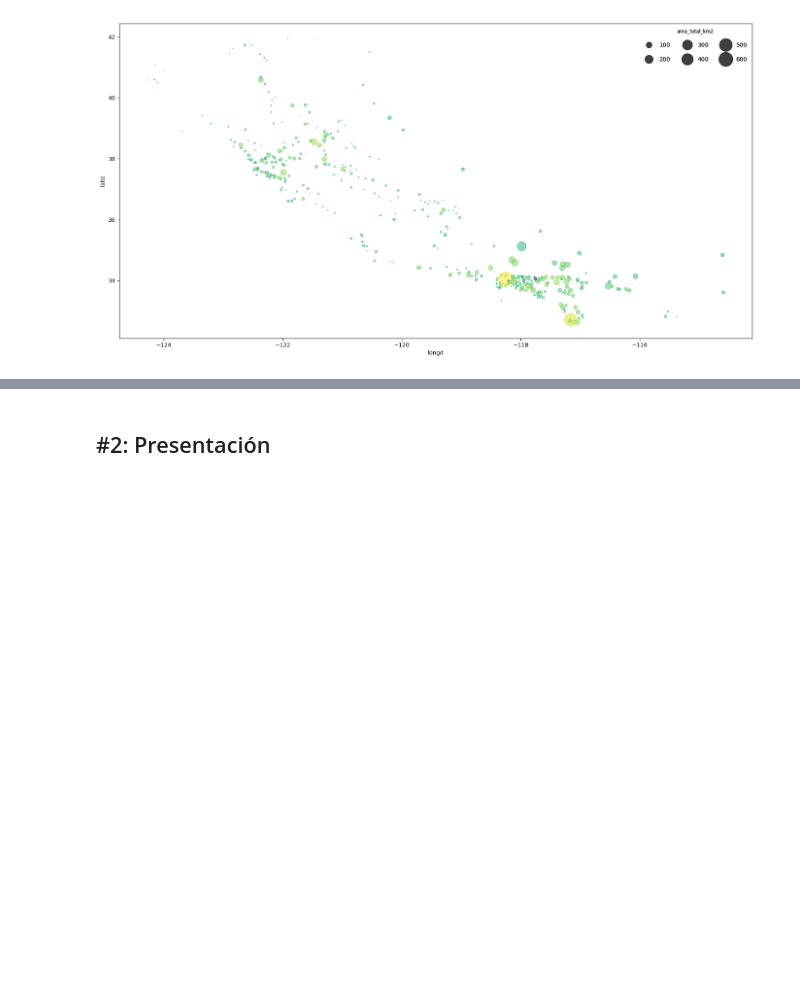
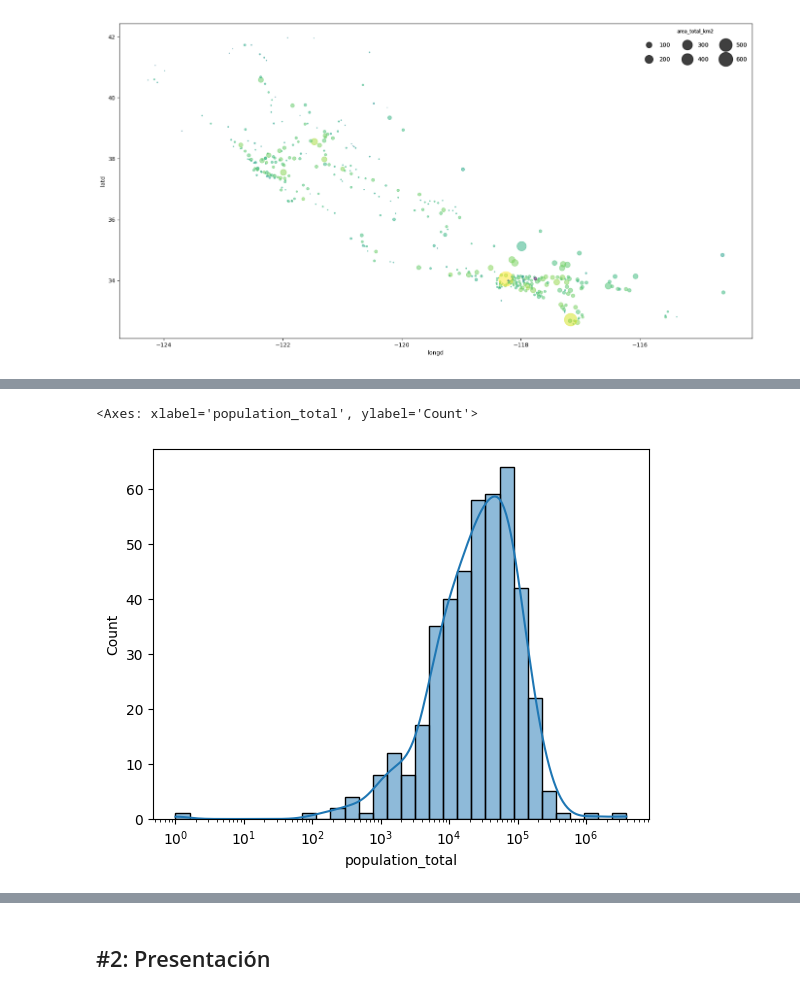
Before and after one commit to eleacos/DS-Online-Elena-Acosta, a Jupyter notebook: 03_Data_Analysis/Sprint_08/Unidad_02_Visualizacion_Avanzada_Seaborn/03_Practica_Obligatoria/18_Practica_Obligatoria_Visualizacion_Avanzada.ipynb, the cells around one changed output, grey strips where cells are left out. Drawn from its saved outputs; the diff is of its cells as text; code cells hidden in the pictures; blank space fills up the shorter version.

```diff
--- a/03_Data_Analysis/Sprint_08/Unidad_02_Visualizacion_Avanzada_Seaborn/03_Practica_Obligatoria/18_Practica_Obligatoria_Visualizacion_Avanzada.ipynb
+++ b/03_Data_Analysis/Sprint_08/Unidad_02_Visualizacion_Avanzada_Seaborn/03_Practica_Obligatoria/18_Practica_Obligatoria_Visualizacion_Avanzada.ipynb
@@ -120,0 +156,6 @@ Un ejemplo de como podría salir para que lo tengas de referencia: (olvidate de
+# %%
+# convierto población a su logaritmo en base 10 (distribución log-normal)
+sns.histplot(df["population_total"], kde=True, log_scale=10)
+# %% [output]
+<Axes: xlabel='population_total', ylabel='Count'>
+[figure, added]
```
Also changed, not shown: parts of 35 cells of this notebook.
